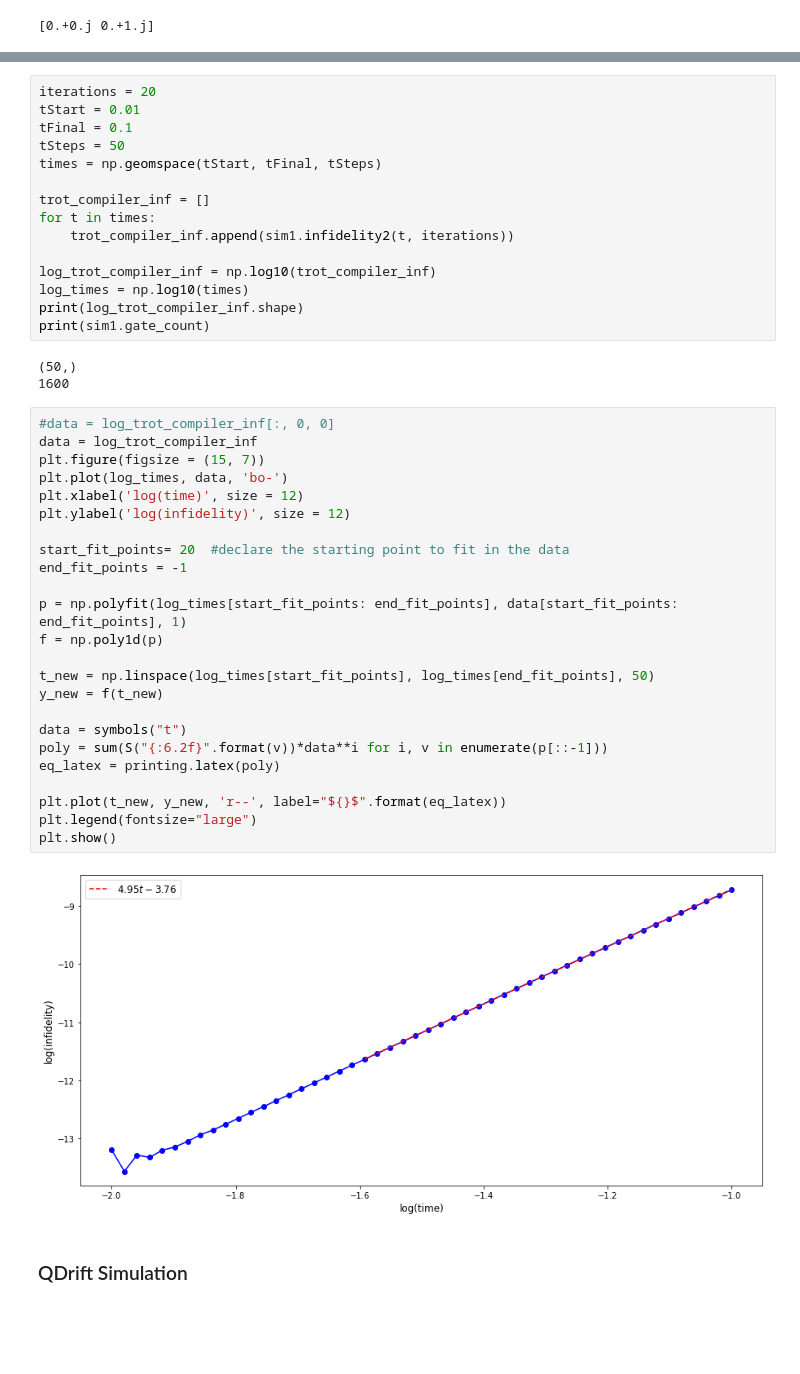
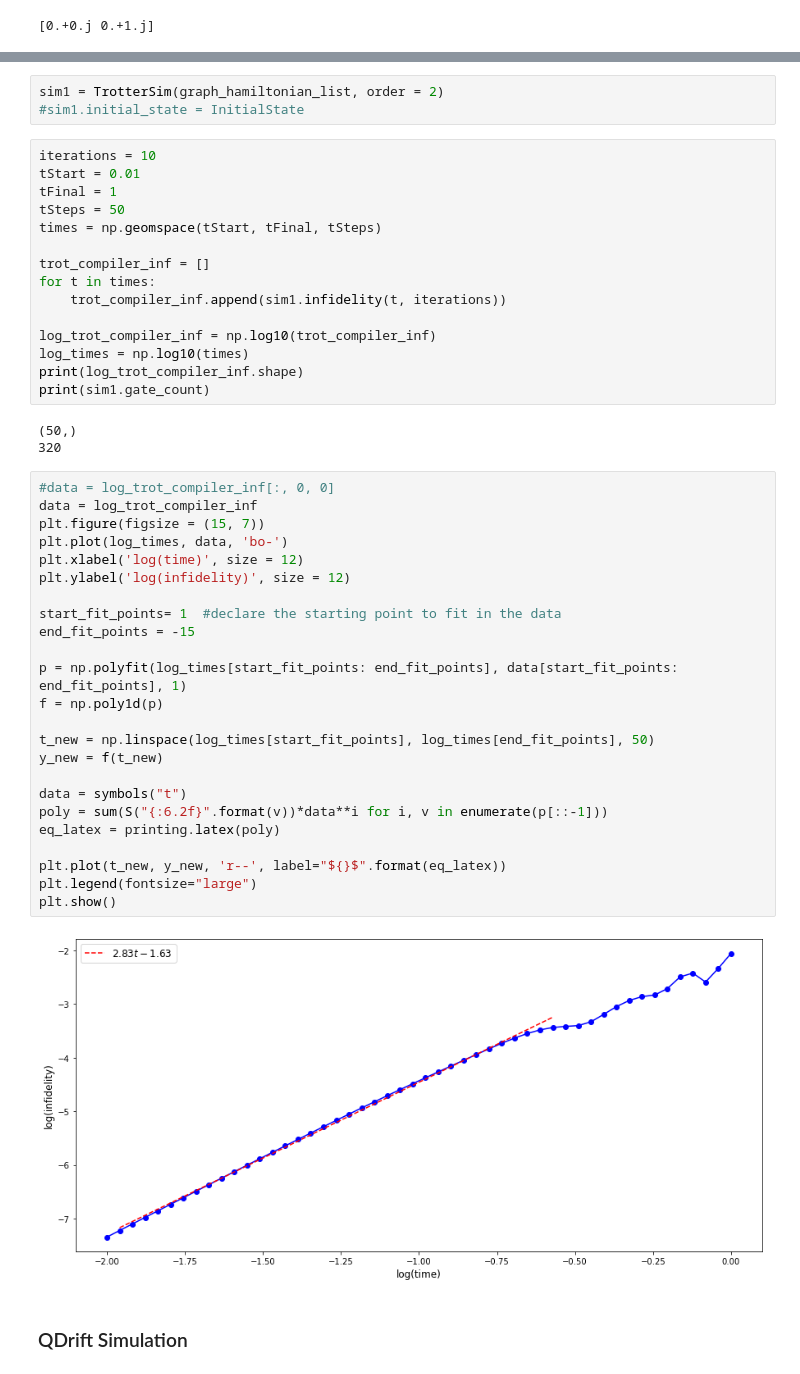
Before and after one commit to mattp97/Trotter-Qdrift-Simulation, a Jupyter notebook: Hybridized Simulation Jellium.ipynb, the cells around one changed output, grey strips where cells are left out. Cells and saved outputs as stored; diff of their text form; blank space fills up the shorter version.

```diff
--- a/Hybridized Simulation Jellium.ipynb
+++ b/Hybridized Simulation Jellium.ipynb
@@ -254,13 +270,16 @@ print(sim1.infidelity(2, 22) - sim1.infidelity2(2, 22))
+# %%
+sim1 = TrotterSim(graph_hamiltonian_list, order = 2)
+#sim1.initial_state = InitialState
 # %%
-iterations = 20
+iterations = 10
 tStart = 0.01
-tFinal = 0.1
+tFinal = 1
 tSteps = 50
 times = np.geomspace(tStart, tFinal, tSteps)
 
 trot_compiler_inf = []
 for t in times:
-    trot_compiler_inf.append(sim1.infidelity2(t, iterations))
+    trot_compiler_inf.append(sim1.infidelity(t, iterations))
 
 log_trot_compiler_inf = np.log10(trot_compiler_inf)
 log_times = np.log10(times)
@@ -268,33 +287,33 @@ print(log_trot_compiler_inf.shape)
 print(sim1.gate_count)
 # %% [output]
 (50,)
-1600
+320
 # %%
 #data = log_trot_compiler_inf[:, 0, 0]
 data = log_trot_compiler_inf
 plt.figure(figsize = (15, 7))
 plt.plot(log_times, data, 'bo-')
 plt.xlabel('log(time)', size = 12)
 plt.ylabel('log(infidelity)', size = 12)
 
-start_fit_points= 20  #declare the starting point to fit in the data
-end_fit_points = -1
+start_fit_points= 1  #declare the starting point to fit in the data
+end_fit_points = -15
 
 p = np.polyfit(log_times[start_fit_points: end_fit_points], data[start_fit_points: end_fit_points], 1)
 f = np.poly1d(p)
 
 t_new = np.linspace(log_times[start_fit_points], log_times[end_fit_points], 50)
 y_new = f(t_new)
 
 data = symbols("t")
 poly = sum(S("{:6.2f}".format(v))*data**i for i, v in enumerate(p[::-1]))
 eq_latex = printing.latex(poly)
 
 plt.plot(t_new, y_new, 'r--', label="${}$".format(eq_latex))
 plt.legend(fontsize="large")
 plt.show()
 # %% [output]
-[figure, old version]
+[figure, new version]
 # %% [markdown]
 ### QDrift Simulation
 # %%
```
Also changed, not shown: parts of 11 cells of this notebook, 1 other file.
